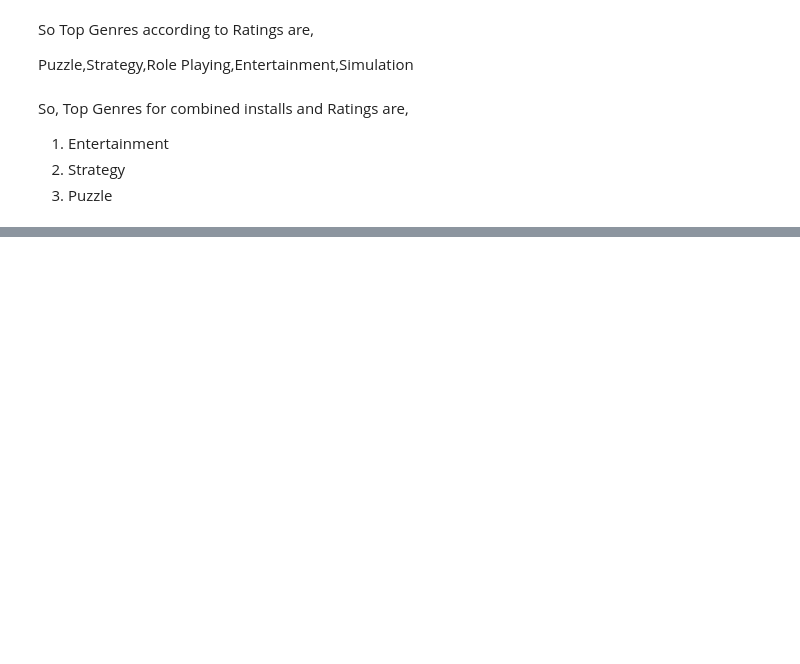
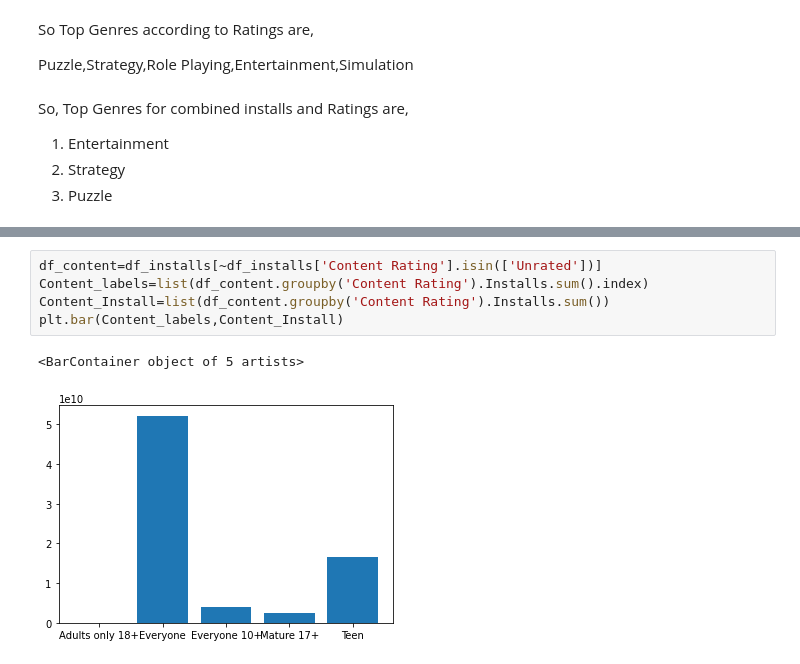
Before and after one commit to iMrugesh9/EDA_Playstore_Data, a Jupyter notebook: Play_Store_App_Review_Analysis(Mrugesh_Patel).ipynb, the cells around one changed output, grey strips where cells are left out. Saved outputs shown, nothing was run; the diff lists cells and outputs as text; blank space fills up the shorter version.

```diff
--- a/Play_Store_App_Review_Analysis(Mrugesh_Patel).ipynb
+++ b/Play_Store_App_Review_Analysis(Mrugesh_Patel).ipynb
@@ -803,0 +820,8 @@ So, Top Genres for combined installs and Ratings are,
+# %%
+df_content=df_installs[~df_installs['Content Rating'].isin(['Unrated'])]
+Content_labels=list(df_content.groupby('Content Rating').Installs.sum().index)
+Content_Install=list(df_content.groupby('Content Rating').Installs.sum())
+plt.bar(Content_labels,Content_Install)
+# %% [output]
+<BarContainer object of 5 artists>
+[figure, added]
```
Also changed, not shown: parts of 16 cells of this notebook.
